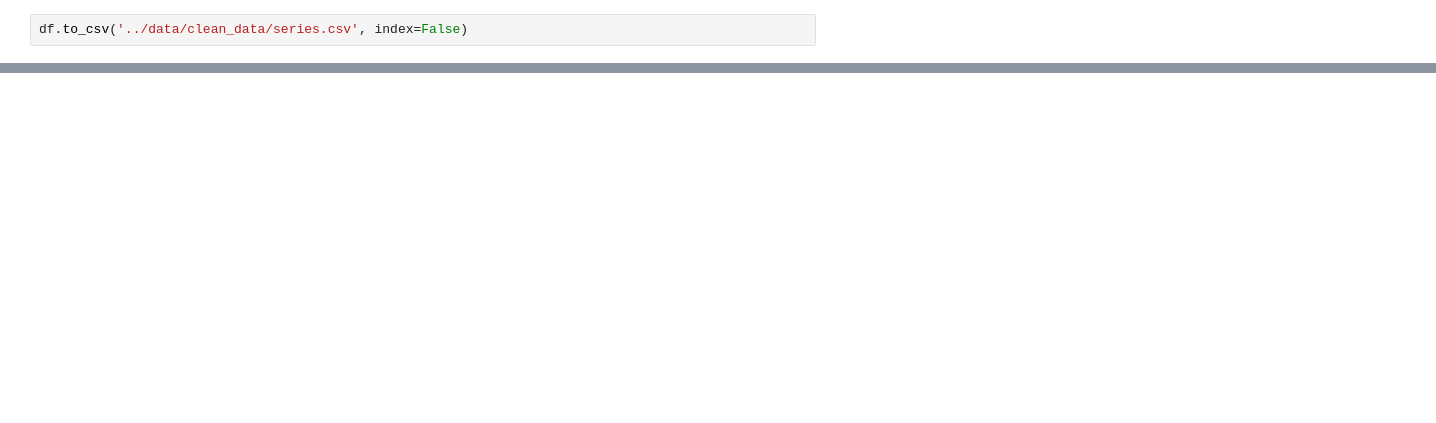
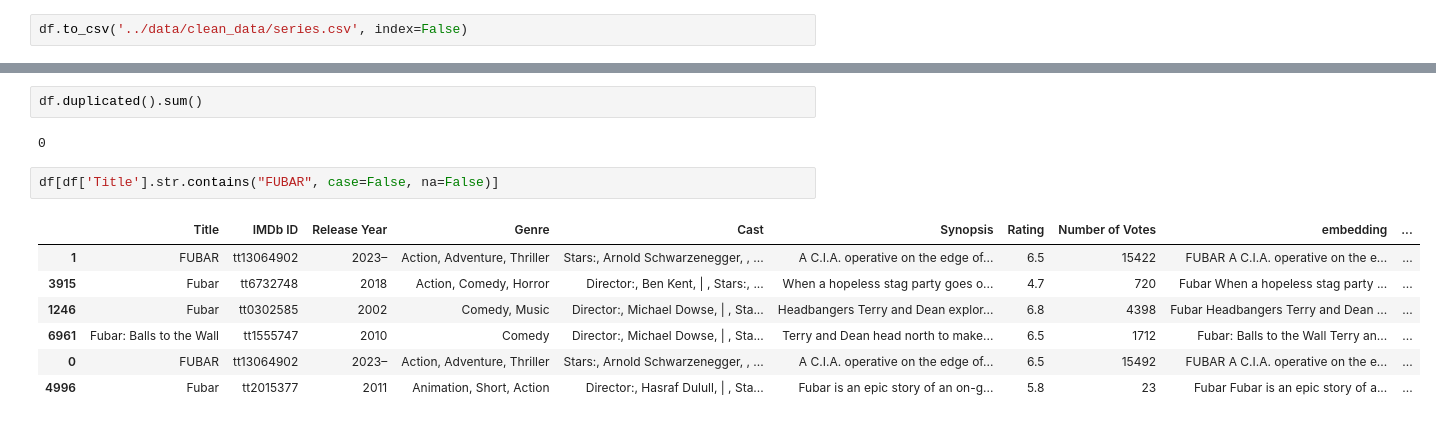
Before and after one commit to cristinaramirezdiaz/series_finalp, a Jupyter notebook: notebooks/test_main.ipynb, the cells around one changed output, grey strips where cells are left out. Drawn from its saved outputs; the diff is of its cells as text; blank space fills up the shorter version.

```diff
--- a/notebooks/test_main.ipynb
+++ b/notebooks/test_main.ipynb
@@ -134,0 +172,14 @@ df.head()
+# %%
+df.duplicated().sum()
+# %% [output]
+0
+# %%
+df[df['Title'].str.contains("FUBAR", case=False, na=False)]
+# %% [output]
+|  | Title | IMDb ID | Release Year | Genre | Cast | Synopsis | Rating | Number of Votes | embedding | ... |
+| 1 | FUBAR | tt13064902 | 2023– | Action, Adventure, Thriller | Stars:, Arnold Schwarzenegger, , ... | A C.I.A. operative on the edge of... | 6.5 | 15422 | FUBAR A C.I.A. operative on the e... | ... |
+| 3915 | Fubar | tt6732748 | 2018 | Action, Comedy, Horror | Director:, Ben Kent, | , Stars:, ... | When a hopeless stag party goes o... | 4.7 | 720 | Fubar When a hopeless stag party ... | ... |
+| 1246 | Fubar | tt0302585 | 2002 | Comedy, Music | Director:, Michael Dowse, | , Sta... | Headbangers Terry and Dean explor... | 6.8 | 4398 | Fubar Headbangers Terry and Dean ... | ... |
+| 6961 | Fubar: Balls to the Wall | tt1555747 | 2010 | Comedy | Director:, Michael Dowse, | , Sta... | Terry and Dean head north to make... | 6.5 | 1712 | Fubar: Balls to the Wall Terry an... | ... |
+| 0 | FUBAR | tt13064902 | 2023– | Action, Adventure, Thriller | Stars:, Arnold Schwarzenegger, , ... | A C.I.A. operative on the edge of... | 6.5 | 15492 | FUBAR A C.I.A. operative on the e... | ... |
+| 4996 | Fubar | tt2015377 | 2011 | Animation, Short, Action | Director:, Hasraf Dulull, | , Sta... | Fubar is an epic story of an on-g... | 5.8 | 23 | Fubar Fubar is an epic story of a... | ... |
```
Also changed, not shown: parts of 13 cells of this notebook, 9 other files.
